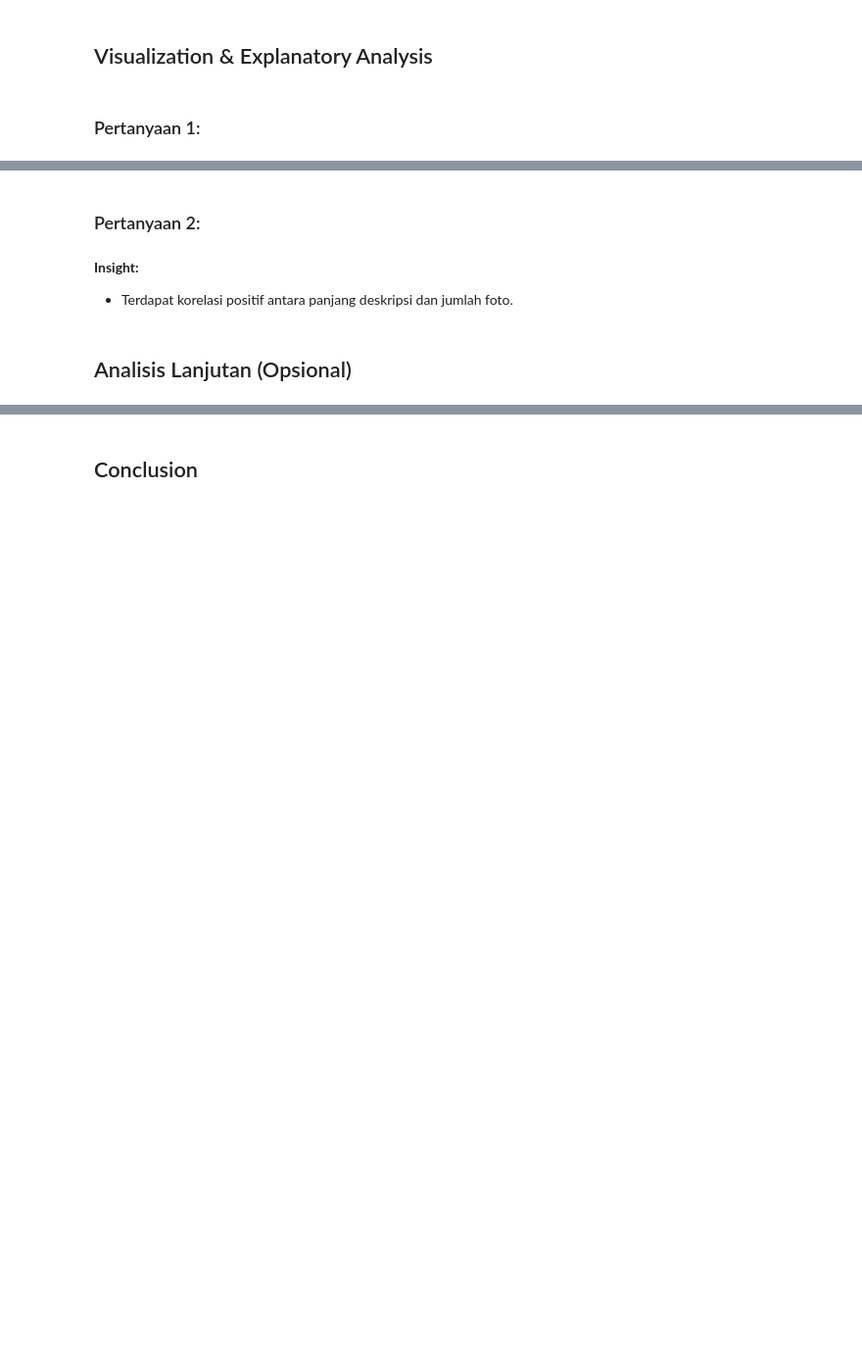
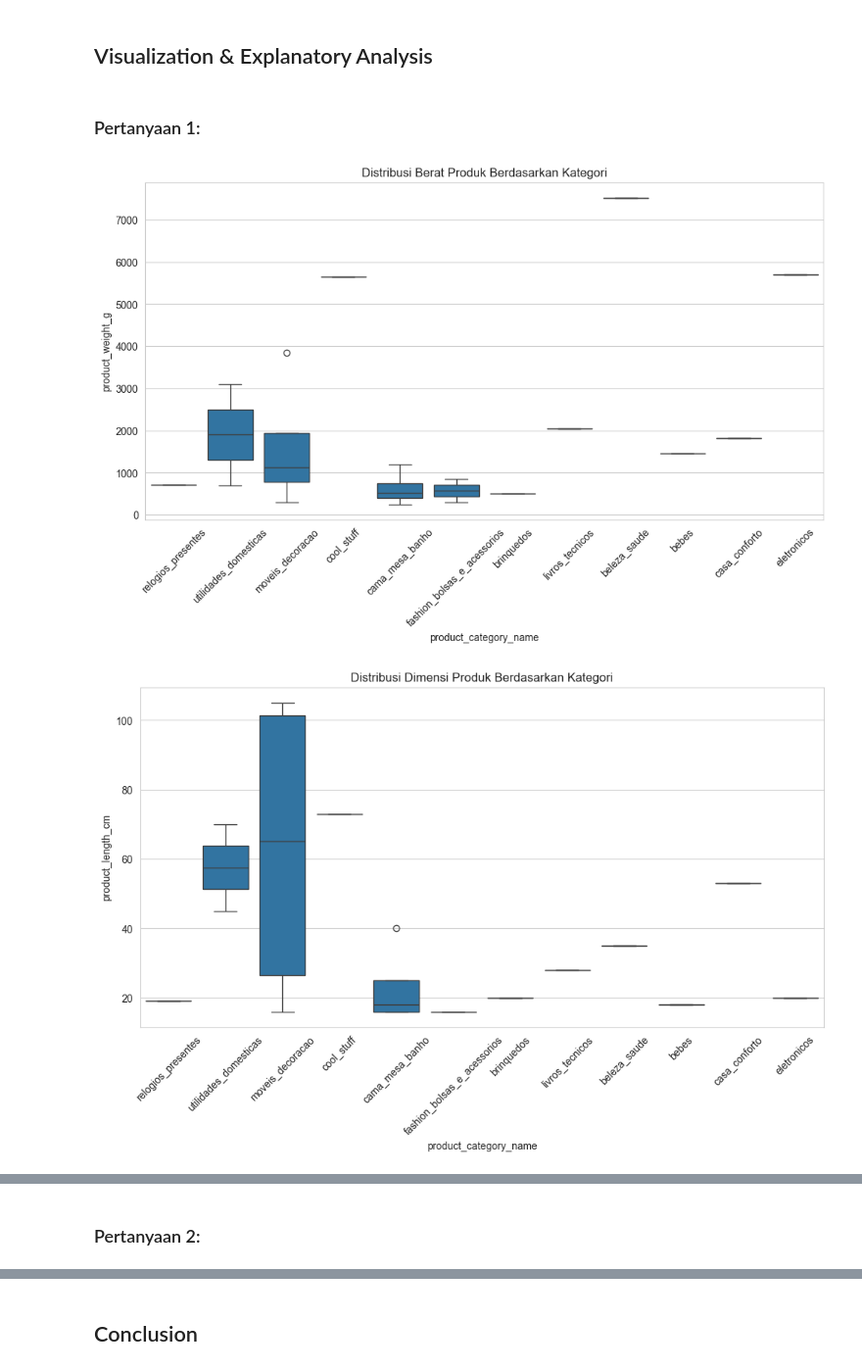
Before and after one commit to Ganiramadhan/data-analyst, a Jupyter notebook: notebook.ipynb, the cells around one changed output, grey strips where cells are left out. Shown at 98% size. Drawn from its saved outputs; the diff is of its cells as text; code cells hidden in the pictures; blank space fills up the shorter version.

```diff
--- a/notebook.ipynb
+++ b/notebook.ipynb
@@ -70,0 +137,30 @@ plt.show()
+# %%
+df_sample_products = df_products.sample(n=20, random_state=42)
+
+# 1. Distribusi berat & dimensi produk
+plt.figure(figsize=(12, 6))
+sns.boxplot(x='product_category_name', y='product_weight_g', data=df_sample_products)
+plt.title("Distribusi Berat Produk Berdasarkan Kategori")
+plt.xticks(rotation=45)
+plt.show()
+
+plt.figure(figsize=(12, 6))
+sns.boxplot(x='product_category_name', y='product_length_cm', data=df_sample_products)
+plt.title("Distribusi Dimensi Produk Berdasarkan Kategori")
+plt.xticks(rotation=45)
+plt.show()
+
+plt.figure(figsize=(12, 6))
+sns.boxplot(x='product_category_name', y='product_height_cm', data=df_sample_products)
+plt.title("Distribusi Tinggi Produk Berdasarkan Kategori")
+plt.xticks(rotation=45)
+plt.show()
+
+plt.figure(figsize=(12, 6))
+sns.boxplot(x='product_category_name', y='product_width_cm', data=df_sample_products)
+plt.title("Distribusi Lebar Produk Berdasarkan Kategori")
+plt.xticks(rotation=45)
+plt.show()
+# %% [output]
+[figure, added]
+[figure, added]
@@ -77,5 +170,0 @@ plt.show()
-# %% [markdown]
-**Insight:**
-- Terdapat korelasi positif antara panjang deskripsi dan jumlah foto.
-# %% [markdown]
-## Analisis Lanjutan (Opsional)
```
Also changed, not shown: parts of 30 cells of this notebook, 7 other files.
